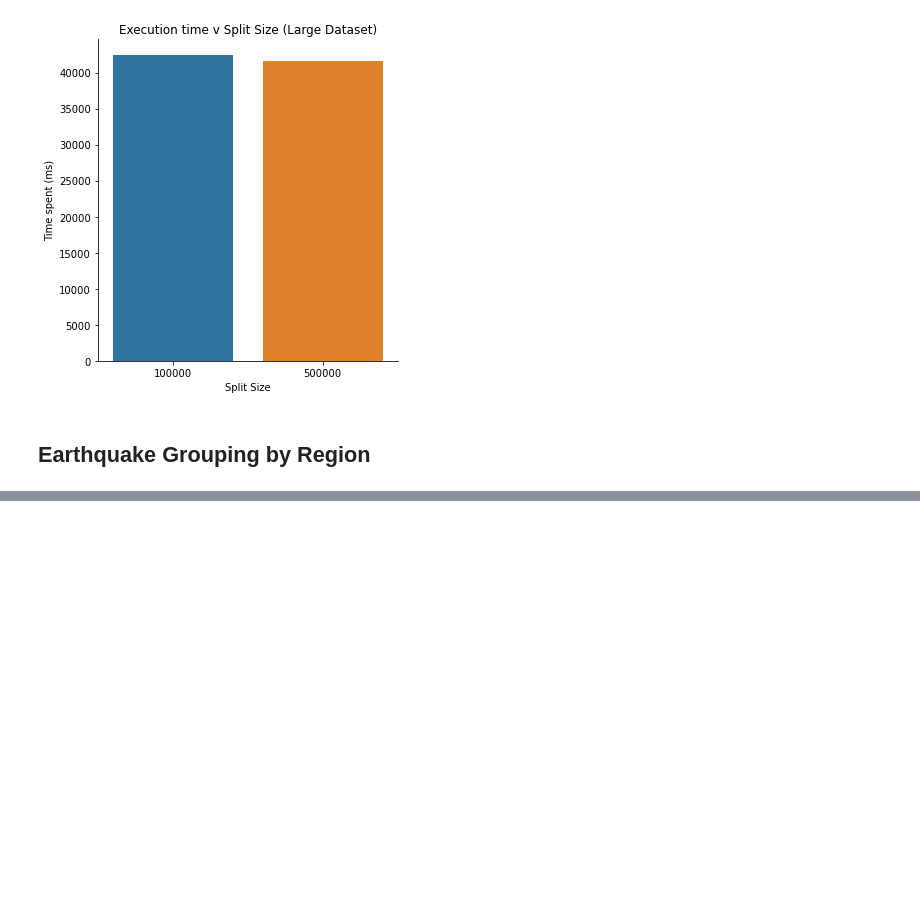
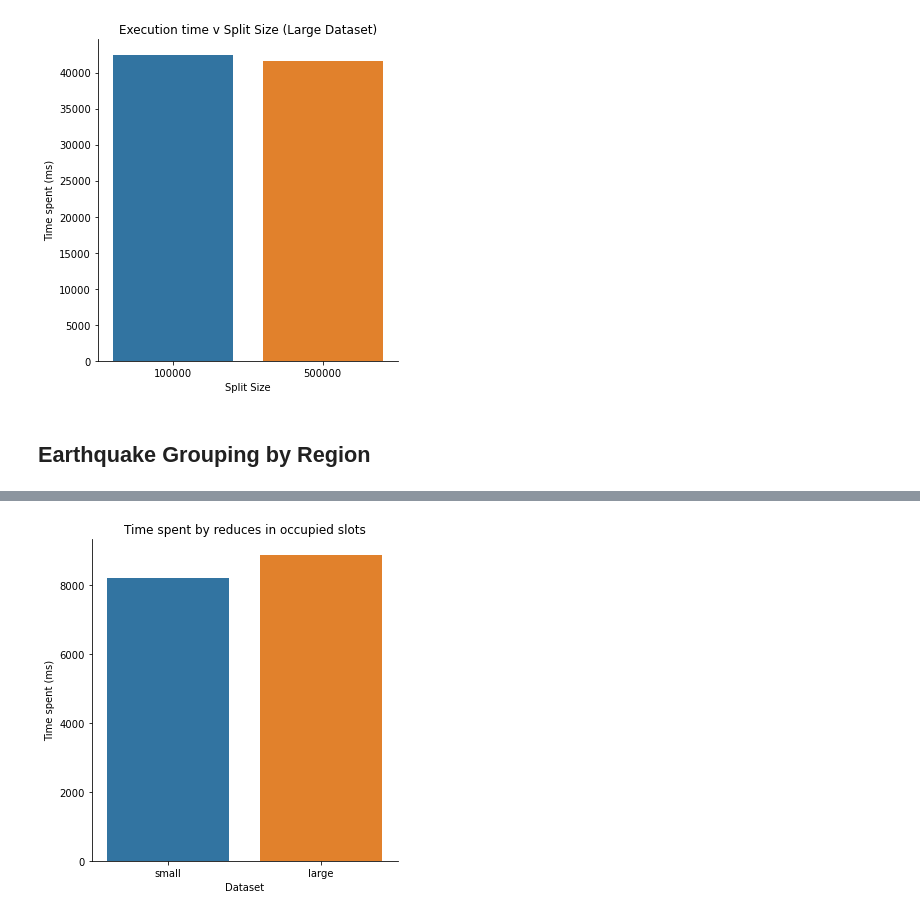
Before and after one commit to vidhur2k/CS6220-HW1, a Jupyter notebook: plots.ipynb, the cells around one changed output, grey strips where cells are left out. Cells and saved outputs as stored; diff of their text form; code cells hidden in the pictures; blank space fills up the shorter version.

```diff
--- a/plots.ipynb
+++ b/plots.ipynb
@@ -58,0 +68,4 @@ plot_bar('map_occupied', 'Time spent (ms)', 'split_size', 'Split Size', 'Executi
+# %%
+plot_bar('reduce_occupied', 'Time spent (ms)', 'type', 'Dataset', 'Time spent by reduces in occupied slots', data)
+# %% [output]
+[figure, added]
```
Also changed, not shown: parts of 10 cells of this notebook, 6 other files.
